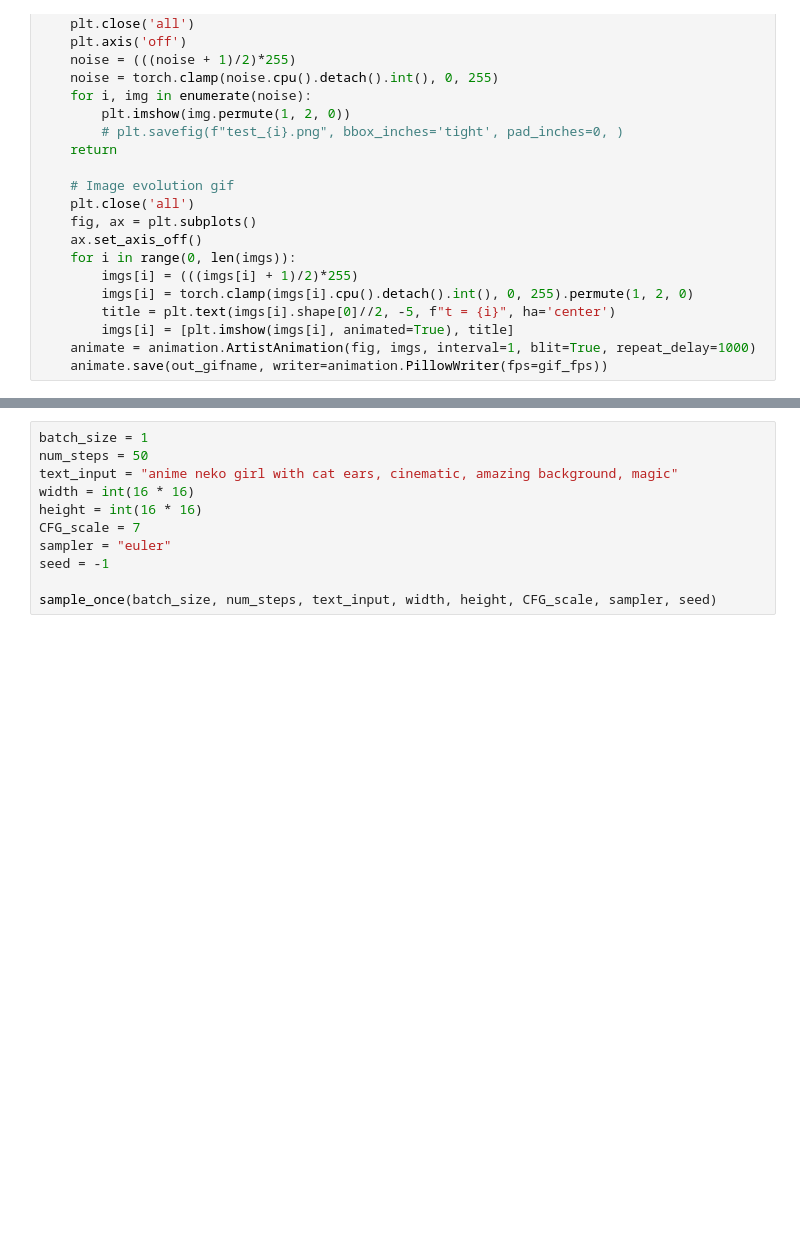
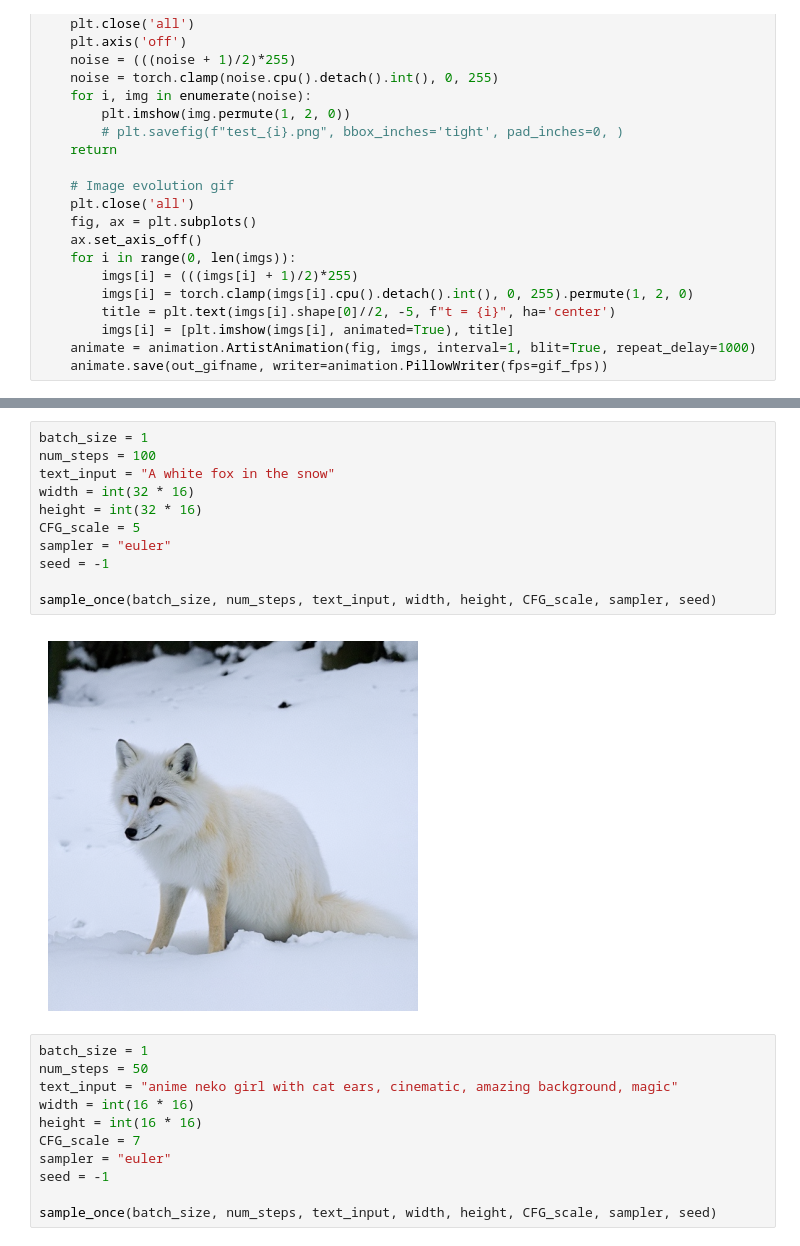
Before and after one commit to gmongaras/Stable-Diffusion-3-From-Scratch, a Jupyter notebook: src/infer_loop.ipynb, the cells around one changed output, grey strips where cells are left out. Cells and saved outputs as stored; diff of their text form; blank space fills up the shorter version.

```diff
--- a/src/infer_loop.ipynb
+++ b/src/infer_loop.ipynb
@@ -136,3 +136,16 @@ sample_once(batch_size, num_steps, text_input, width, height, CFG_scale, sampler
+# %%
+batch_size = 1
+num_steps = 100
+text_input = "A white fox in the snow"
+width = int(32 * 16)
+height = int(32 * 16)
+CFG_scale = 5
+sampler = "euler"
+seed = -1
+
+sample_once(batch_size, num_steps, text_input, width, height, CFG_scale, sampler, seed)
+# %% [output]
+[figure, added]
 # %%
 batch_size = 1
 num_steps = 50
```
Also changed, not shown: parts of 4 cells of this notebook, 11 other files.
